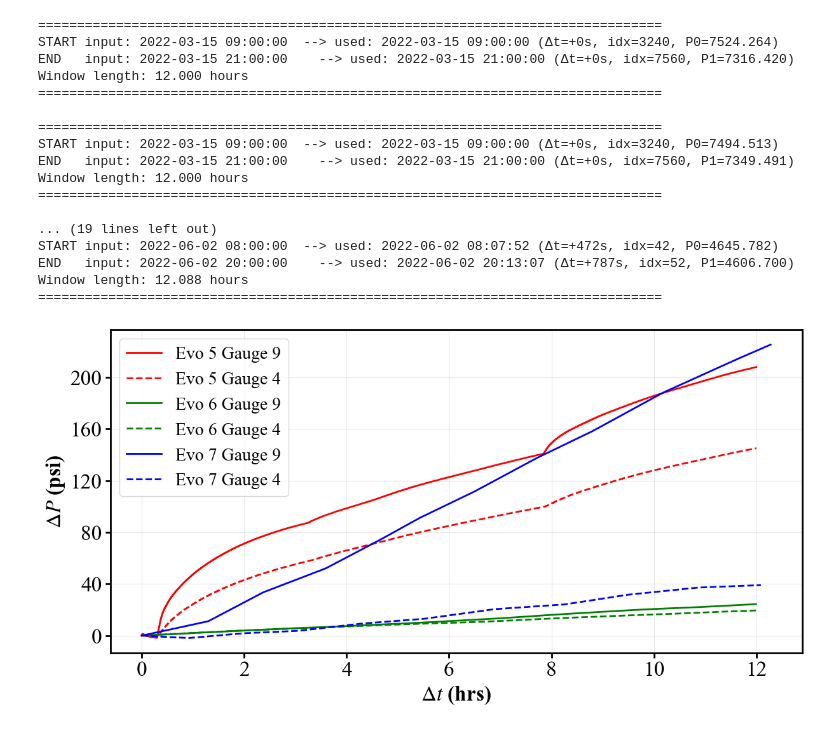
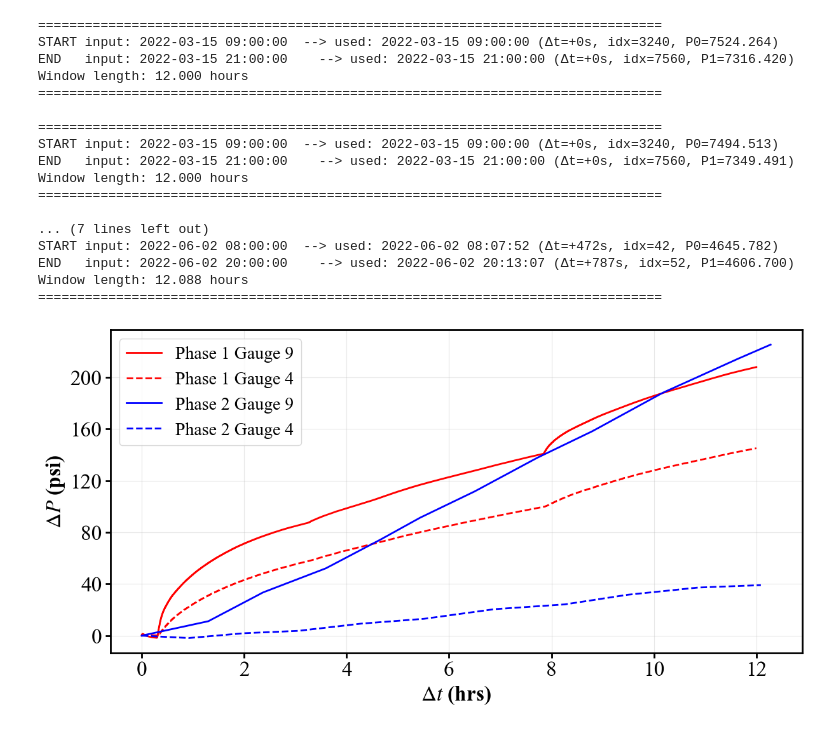
Before and after one commit to felix-mao-1516/plot-for-research-, a Jupyter notebook: 6. pressure_change_relative_time.ipynb, the cells around one changed output. Cells and saved outputs as stored; diff of their text form; code cells hidden in the pictures.

```diff
--- a/6. pressure_change_relative_time.ipynb
+++ b/6. pressure_change_relative_time.ipynb
@@ -113,7 +113,7 @@ configs = [
         "path": r"C:/Users/fengxiang.mao/Desktop/Devon data/HFTS-1_Devon/20220707/Evo 5 (POP)/13004.xlsx",
         "sheet": 0,
         "unit": "s",
-        "label": "Evo 5 Gauge 9",
+        "label": "Phase 1 Gauge 9",
         "start_time": "2022-03-15 09:00:00",
         "end_time":   "2022-03-15 21:00:00",
         "style": {"color": "red", "linestyle": "-",  "linewidth": 2},
@@ -122,7 +122,7 @@ configs = [
         "path": r"C:/Users/fengxiang.mao/Desktop/Devon data/HFTS-1_Devon/20220707/Evo 5 (POP)/15321.xlsx",
         "sheet": 0,
         "unit": "s",
-        "label": "Evo 5 Gauge 4",
+        "label": "Phase 1 Gauge 4",
         "start_time": "2022-03-15 09:00:00",
         "end_time":   "2022-03-15 21:00:00",
         "style": {"color": "red", "linestyle": "--",  "linewidth": 2},
@@ -130,25 +130,25 @@ configs = [
 
 
 
-    {
-        "path": r"C:/Users/fengxiang.mao/Desktop/Devon data/HFTS-1_Devon/Evo_5_6_7_Sep_2025/Evo 6 (choke)/13004_V2.xlsx",
-        "sheet": 0,
-        "unit": "s",
-        "label": "Evo 6 Gauge 9",
-        "start_time": "2022-04-03 01:00:00",
-        "end_time":   "2022-04-03 13:00:00",
-        "style": {"color": "green", "linestyle": "-",  "linewidth": 2},
-    },
+    # {
+    #     "path": r"C:/Users/fengxiang.mao/Desktop/Devon data/HFTS-1_Devon/Evo_5_6_7_Sep_2025/Evo 6 (choke)/13004_V2.xlsx",
+    #     "sheet": 0,
+    #     "unit": "s",
+    #     "label": "Evo 6 Gauge 9",
+    #     "start_time": "2022-04-03 01:00:00",
+    #     "end_time":   "2022-04-03 13:00:00",
+    #     "style": {"color": "green", "linestyle": "-",  "linewidth": 2},
+    # },
 
-    {
-        "path": r"C:/Users/fengxiang.mao/Desktop/Devon data/HFTS-1_Devon/Evo_5_6_7_Sep_2025/Evo 6 (choke)/15321_V2.xlsx",
-        "sheet": 0,
-        "unit": "s",
-        "label": "Evo 6 Gauge 4",
-        "start_time": "2022-04-03 01:00:00",
-        "end_time":   "2022-04-03 13:00:00",
-        "style": {"color": "green", "linestyle": "--",  "linewidth": 2},
-    },
+    # {
+    #     "path": r"C:/Users/fengxiang.mao/Desktop/Devon data/HFTS-1_Devon/Evo_5_6_7_Sep_2025/Evo 6 (choke)/15321_V2.xlsx",
+    #     "sheet": 0,
+    #     "unit": "s",
+    #     "label": "Evo 6 Gauge 4",
+    #     "start_time": "2022-04-03 01:00:00",
+    #     "end_time":   "2022-04-03 13:00:00",
+    #     "style": {"color": "green", "linestyle": "--",  "linewidth": 2},
+    # },
 
 
 
@@ -157,7 +157,7 @@ configs = [
         "path": r"C:/Users/fengxiang.mao/Desktop/Devon data/HFTS-1_Devon/Evo_5_6_7_Sep_2025/Evo 7 (flowback)/13004.xlsx",
         "sheet": 0,
         "unit": "s",
-        "label": "Evo 7 Gauge 9",
+        "label": "Phase 2 Gauge 9",
         "start_time": "2022-06-02 08:00:00",
         "end_time":   "2022-06-02 20:00:00",
         "style": {"color": "#0000FF", "linestyle": "-",  "linewidth": 2},
@@ -167,7 +167,7 @@ configs = [
         "path": r"C:/Users/fengxiang.mao/Desktop/Devon data/HFTS-1_Devon/Evo_5_6_7_Sep_2025/Evo 7 (flowback)/15321.xlsx",
         "sheet": 0,
         "unit": "s",
-        "label": "Evo 7 Gauge 4",
+        "label": "Phase 2 Gauge 4",
         "start_time": "2022-06-02 08:00:00",
         "end_time":   "2022-06-02 20:00:00",
         "style": {"color": "#0000FF", "linestyle": "--",  "linewidth": 2},
@@ -211,32 +211,32 @@ for cfg in configs:
     style = cfg.get("style", {})  # 没写就默认 Matplotlib 循环色
     line, = ax.plot(df_rel["hours_since_start"],
                     -1*df_rel["dp"],
                     label=cfg.get("label",""),
                       **style)
     # ax.plot(df_rel["hours_since_start"], df_rel["dp"]*-1, lw=1.8, label=label)
 
 ax.set_xlabel(r"$\Delta t$ (hrs)")
 ax.set_ylabel(r"$\Delta P$ (psi)")
 ax.grid(True, alpha=0.3)
 ax.legend(loc="best")
 # plt.tight_layout()
 plt.show()
 # %% [output]
 ================================================================================
 START input: 2022-03-15 09:00:00  --> used: 2022-03-15 09:00:00 (Δt=+0s, idx=3240, P0=7524.264)
 END   input: 2022-03-15 21:00:00    --> used: 2022-03-15 21:00:00 (Δt=+0s, idx=7560, P1=7316.420)
 Window length: 12.000 hours
 ================================================================================
 
 ================================================================================
 START input: 2022-03-15 09:00:00  --> used: 2022-03-15 09:00:00 (Δt=+0s, idx=3240, P0=7494.513)
 END   input: 2022-03-15 21:00:00    --> used: 2022-03-15 21:00:00 (Δt=+0s, idx=7560, P1=7349.491)
 Window length: 12.000 hours
 ================================================================================
 
-... (19 lines left out)
+... (7 lines left out)
 START input: 2022-06-02 08:00:00  --> used: 2022-06-02 08:07:52 (Δt=+472s, idx=42, P0=4645.782)
 END   input: 2022-06-02 20:00:00    --> used: 2022-06-02 20:13:07 (Δt=+787s, idx=52, P1=4606.700)
 Window length: 12.088 hours
 ================================================================================
-[figure, old version]
+[figure, new version]
```
Also changed, not shown: 15 other files.
